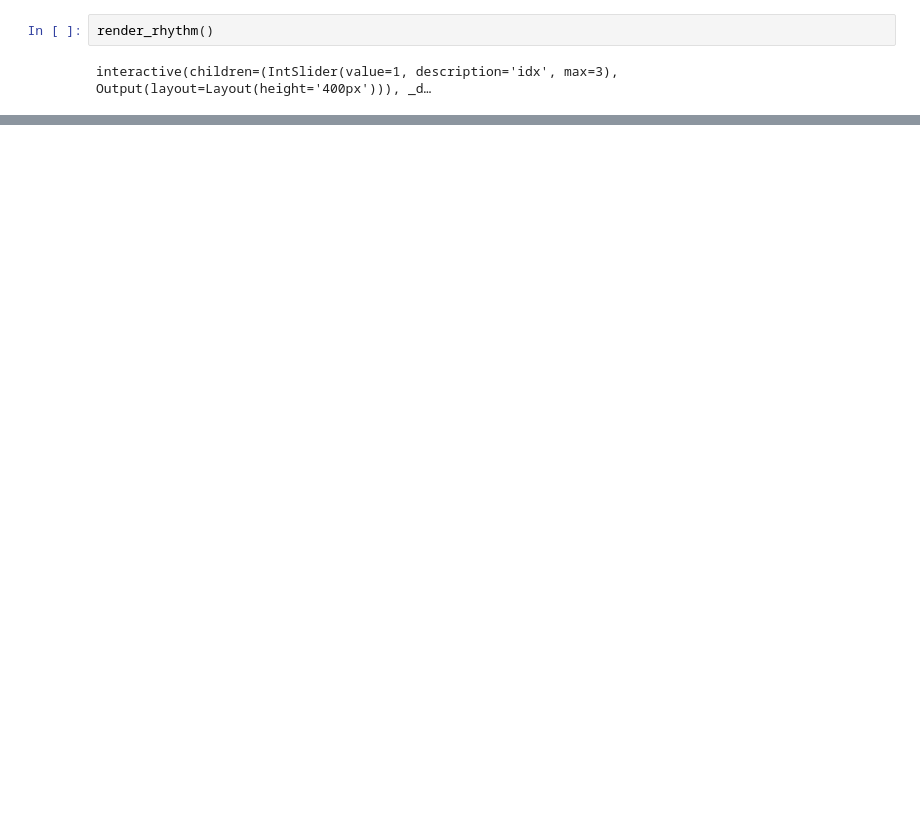
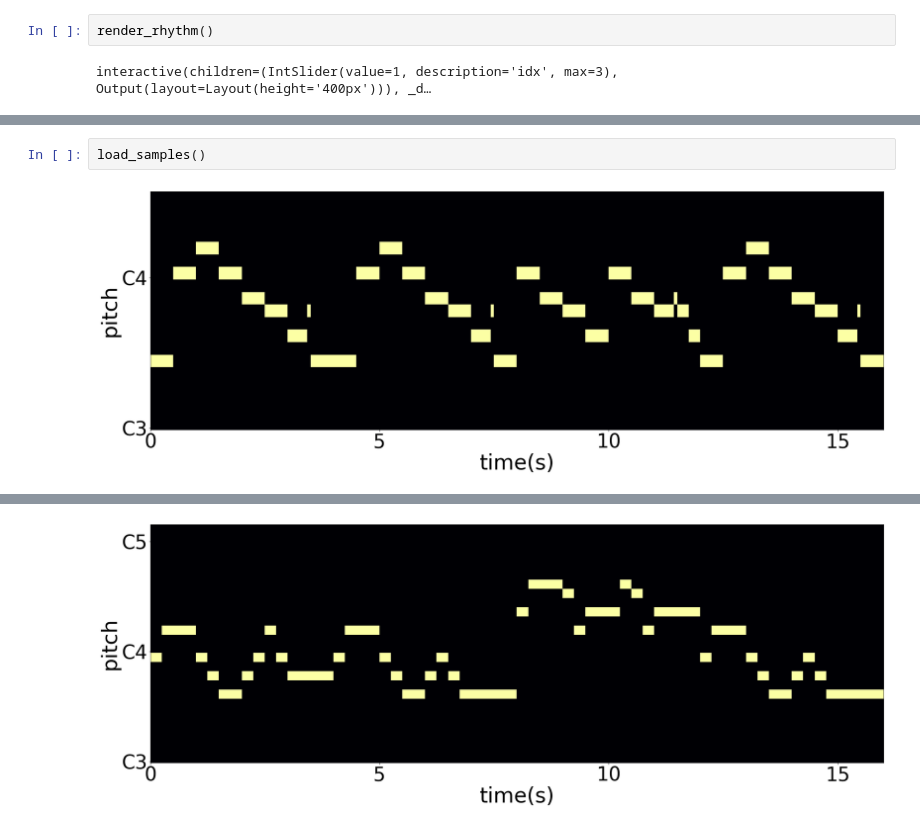
Before and after one commit to buggyyang/representation_demo, a Jupyter notebook: main.ipynb, the cells around one changed output, grey strips where cells are left out. Cells and saved outputs as stored; diff of their text form; blank space fills up the shorter version.

```diff
--- a/main.ipynb
+++ b/main.ipynb
@@ -17,0 +25,4 @@ render_samples()
+# %%
+load_samples()
+# %% [output]
+[figure, added]
@@ -17,0 +30 @@ render_samples()
+[figure, added]
```
Also changed, not shown: parts of 8 cells of this notebook, 15 other files.
